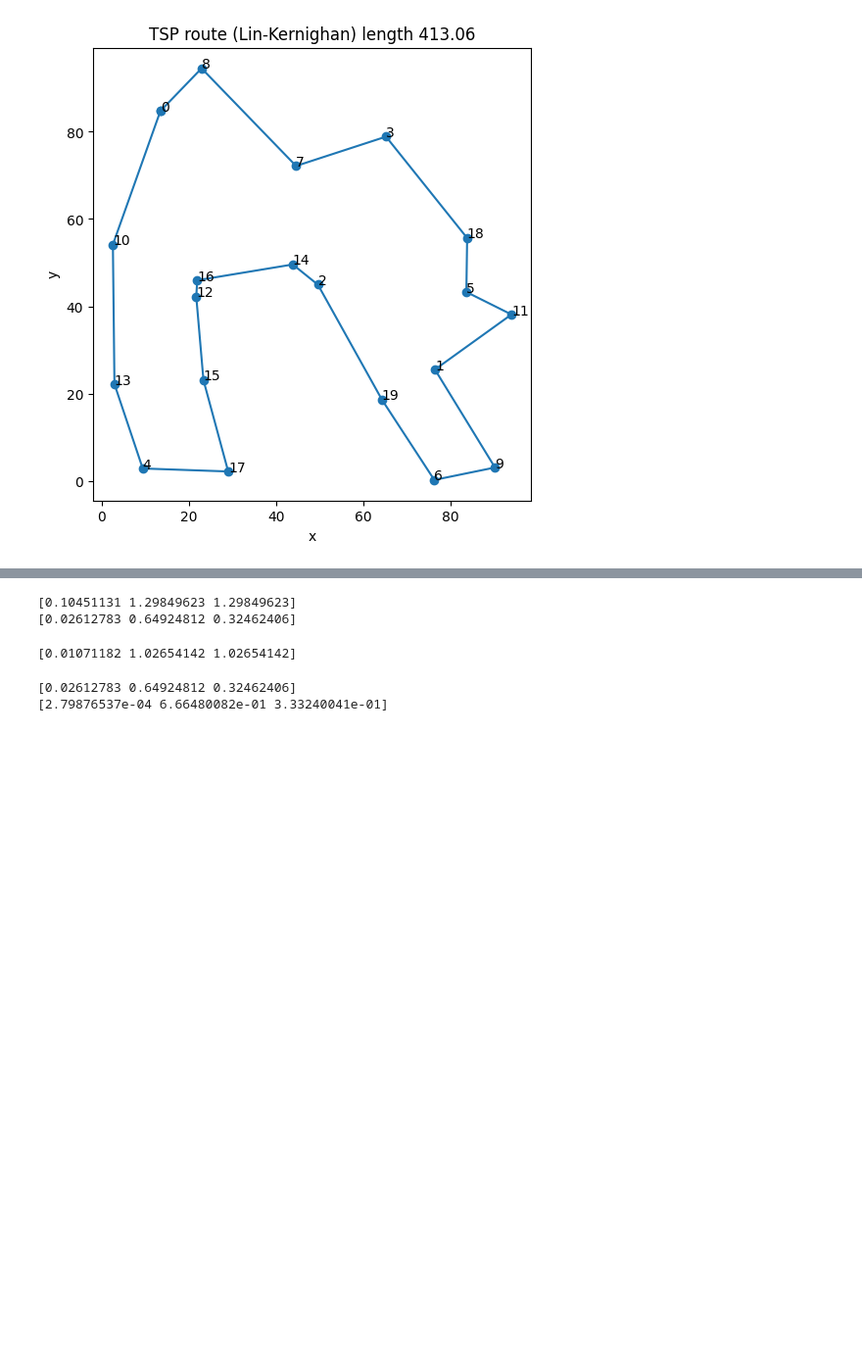
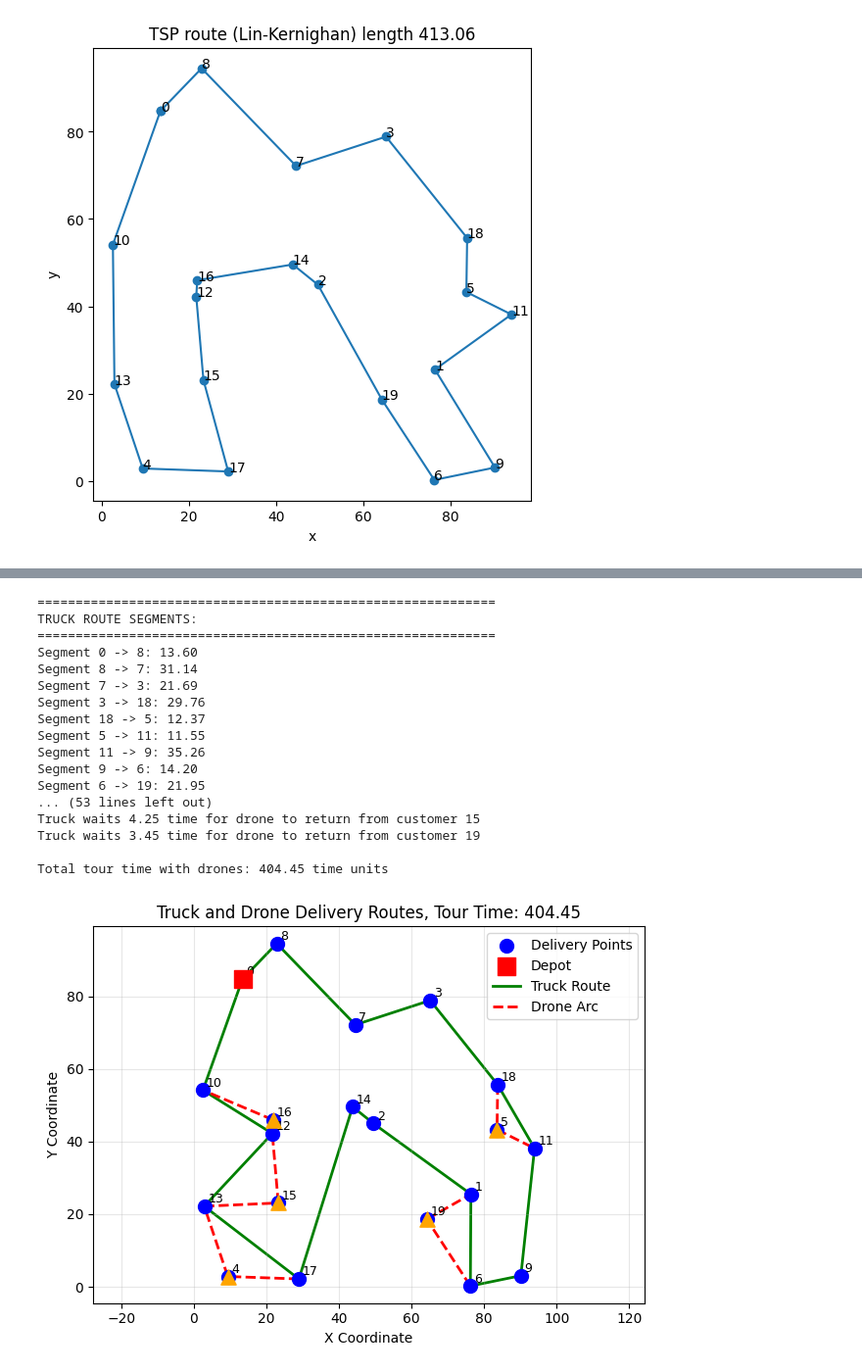
Before and after one commit to Kymapo/ISE754, a Jupyter notebook: ISE754 Project.ipynb, the cells around one changed output, grey strips where cells are left out. Shown at 98% size. Saved outputs shown, nothing was run; the diff lists cells and outputs as text; code cells hidden in the pictures; blank space fills up the shorter version.

Commit message:
Direct Model First Implementation

```diff
--- a/ISE754 Project.ipynb
+++ b/ISE754 Project.ipynb
@@ -129,12 +129,12 @@ random.seed(1)
 
 n = 20                            ################### Edit num. points here ##############  # change to <=10 for exact solve; increase for larger tests
 
-points = [(random.random()*100, random.random()*100) for _ in range(n)]
+to_points = [(random.random()*100, random.random()*100) for _ in range(n)]
 
-truck_route, total_len, D, method = tsp_solve(points)
+to_route, total_len, D, method = tsp_solve(to_points)
 print(f"Method: {method}, total length: {total_len:.2f}")
-print("Route:", truck_route)
-plot_route(points, truck_route, title=f"TSP route ({method}) length {total_len:.2f}")
+print("Route:", to_route)
+plot_route(to_points, to_route, title=f"TSP route ({method}) length {total_len:.2f}")
 # %% [output]
 Method: 2-opt, total length: 432.56
 Route: [0, 8, 7, 3, 18, 5, 11, 9, 6, 19, 1, 2, 14, 17, 4, 13, 15, 12, 16, 10]
@@ -378,24 +162,0 @@ array([Fraction(-3, 44), Fraction(1, 44), Fraction(1, 44)], dtype=object)
-# %%
-def new_point(Y, d, alpha=0.99):
-    return Y + alpha * d
-
-new_Y = new_point([1,1,1], direction*44/np.sqrt(11))
-print(new_Y)
-
-new_X = X @ new_Y
-print(new_X)
-# %% [output]
-[0.10451131 1.29849623 1.29849623]
-[0.02612783 0.64924812 0.32462406]
-# %%
-y1 = dy(new_X * np.eye(3), A, c)
-y2 = new_point([1,1,1], y1, alpha=0.99)
-print(y2)
-# %% [output]
-[0.01071182 1.02654142 1.02654142]
-# %%
-print(new_X)
-print(new_X*np.eye(3) @ y2)
-# %% [output]
-[0.02612783 0.64924812 0.32462406]
-[2.79876537e-04 6.66480082e-01 3.33240041e-01]
@@ -401,0 +461,22 @@ print(new_X*np.eye(3) @ y2)
+# %%
+to_drone_ops = calculate_drone_operations(to_points, to_route, drone_range=40.0, verbose=True)
+plot_routes_with_drones(to_points, to_route, to_drone_ops)
+# %% [output]
+============================================================
+TRUCK ROUTE SEGMENTS:
+============================================================
+Segment 0 -> 8: 13.60
+Segment 8 -> 7: 31.14
+Segment 7 -> 3: 21.69
+Segment 3 -> 18: 29.76
+Segment 18 -> 5: 12.37
+Segment 5 -> 11: 11.55
+Segment 11 -> 9: 35.26
+Segment 9 -> 6: 14.20
+Segment 6 -> 19: 21.95
+... (53 lines left out)
+Truck waits 4.25 time for drone to return from customer 15
+Truck waits 3.45 time for drone to return from customer 19
+
+Total tour time with drones: 404.45 time units
+[figure, added]
```
Also changed, not shown: parts of 15 cells of this notebook.
